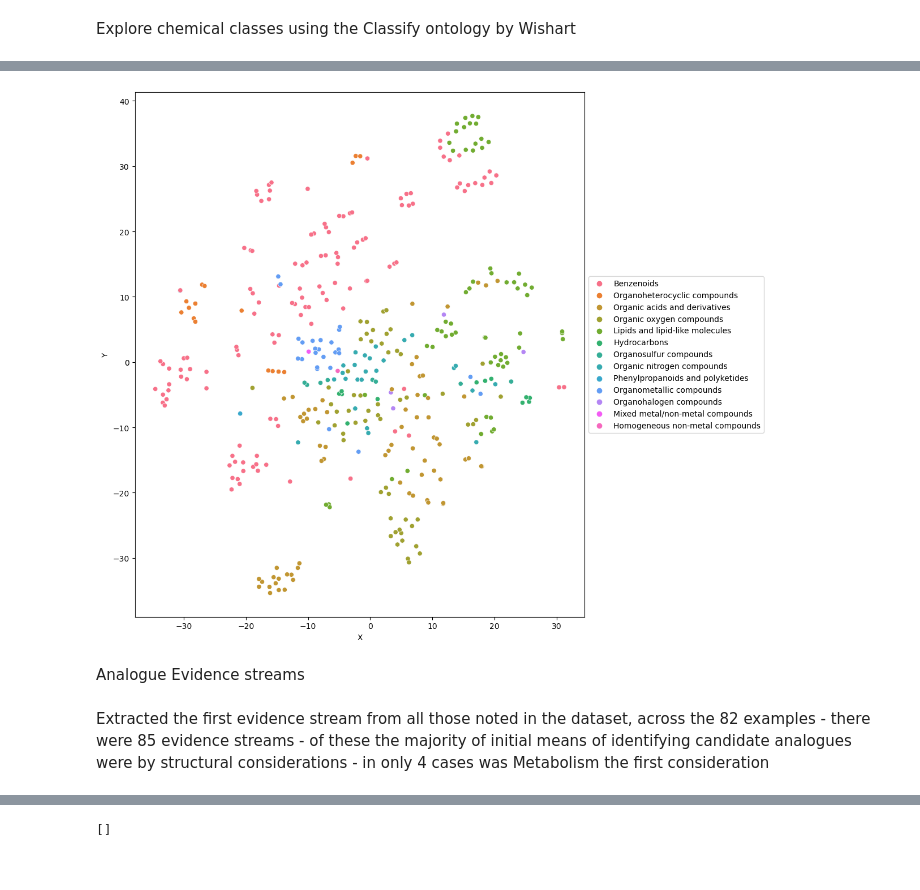
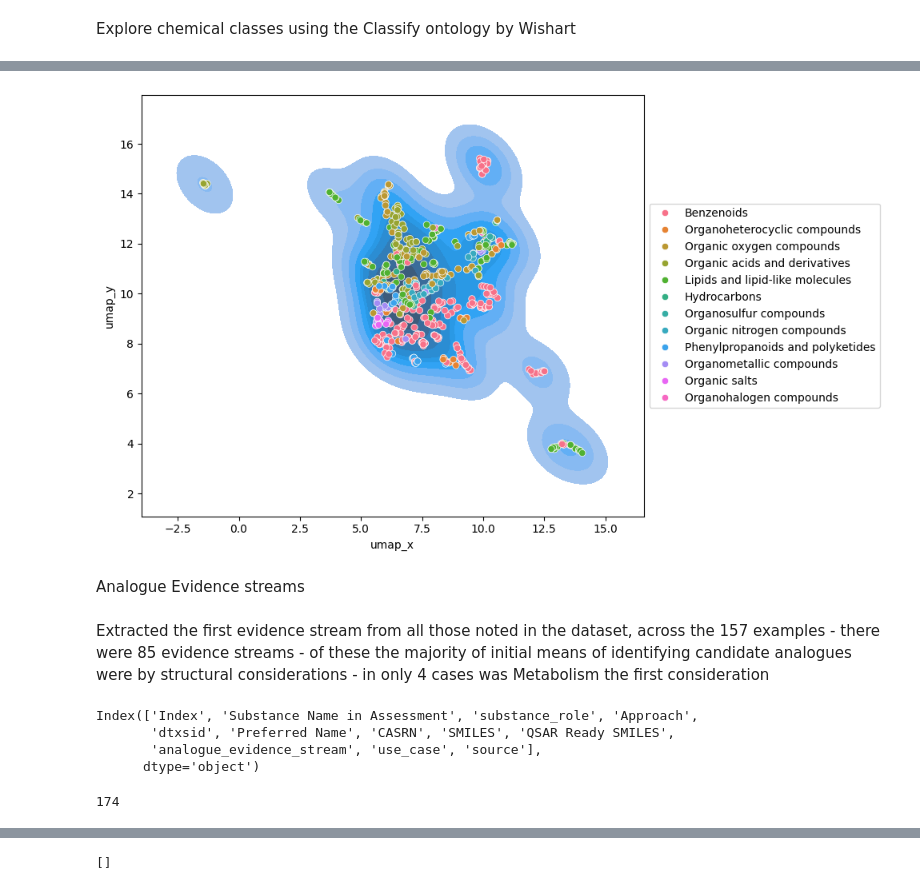
Before and after one commit to patlewig/icf-rax-manuscript, a Jupyter notebook: notebooks/01-ICF_RAX.ipynb, the cells around one changed output, grey strips where cells are left out. Cells and saved outputs as stored; diff of their text form; code cells hidden in the pictures.

Commit message:
update analysis based on additional case studies

```diff
--- a/notebooks/01-ICF_RAX.ipynb
+++ b/notebooks/01-ICF_RAX.ipynb
@@ -429,2 +418,0 @@ tsne_df2 = tsne_df.set_index('index')
-# %%
-tsne_df2 = pd.concat([tsne_df.set_index('index'), classify_df.set_index('dtxsid')], axis = 1)
@@ -432,0 +425,10 @@ classify_dict = {k:v for k,v in zip(classify_df['dtxsid'], classify_df['class'])
+# %%
+def umap_plot(a):
+    model = umap.UMAP(random_state=42, n_jobs = 1)
+    #model = TSNE(learning_rate = 200, perplexity=a[label].shape[0]-1, random_state = 42)
+    umap_features = model.fit_transform(a)
+    umap_features = pd.DataFrame(umap_features, index = a.index, columns = ['umap_x', 'umap_y'])
+    #umap_df = pd.concat([umap_features, b[label]], axis = 1)
+    return umap_features
+# %%
+umap_df = umap_plot(FP)
@@ -432,0 +451,5 @@ classify_dict = {k:v for k,v in zip(classify_df['dtxsid'], classify_df['class'])
+# %%
+result = (umap_df
+ .merge(classify_df[['sid',  'kingdom', 'superklass', 'klass', 'subklass']], left_on = umap_df.index, right_on = 'sid',  how = 'left')
+ .set_index('sid')
+)
@@ -451,13 +489,14 @@ tsne_df2
 # %%
-plt.figure(figsize = (12,10))
+fig, ax = plt.subplots(figsize = (10,6))
 #color_dict = dict({1: 'red', 0: 'blue'})
-ax = sns.scatterplot(x = 'X', y = 'Y' ,   hue = 'superclass', data = tsne_df2 )
+sns.kdeplot(x = 'umap_x', y = 'umap_y', fill = True,data = result)
+sns.scatterplot(x = 'umap_x', y = 'umap_y' ,   hue = 'superklass', data = result )
 ax.legend(loc='center left', bbox_to_anchor=(1, 0.5))
 plt.tight_layout()
-plt.savefig(figures_dir+'tsne_df.png', dpi = 300)
+plt.savefig(figures_dir/'umap_df.png', dpi = 300)
 # %% [output]
-[figure, old version]
+[figure, new version]
 # %% [markdown]
 Analogue Evidence streams
 # %% [markdown]
-Extracted the first evidence stream from all those noted in the dataset, across the 82 examples - there were 85 evidence streams - of these the majority of initial means of identifying candidate analogues were by structural considerations - in only 4 cases was Metabolism the first consideration
+Extracted the first evidence stream from all those noted in the dataset, across the 157 examples - there were 85 evidence streams - of these the majority of initial means of identifying candidate analogues were by structural considerations - in only 4 cases was Metabolism the first consideration
@@ -464,3 +505,12 @@ Extracted the first evidence stream from all those noted in the dataset, across
+# %%
+df1.columns
+# %% [output]
+Index(['Index', 'Substance Name in Assessment', 'substance_role', 'Approach',
+       'dtxsid', 'Preferred Name', 'CASRN', 'SMILES', 'QSAR Ready SMILES',
+       'analogue_evidence_stream', 'use_case', 'source'],
+      dtype='object')
 # %%
-#set(df['Analogue Evidence Stream'])
+len(set(df1['analogue_evidence_stream']))
+# %% [output]
+174
 # %%
```
Also changed, not shown: parts of 107 cells of this notebook.
